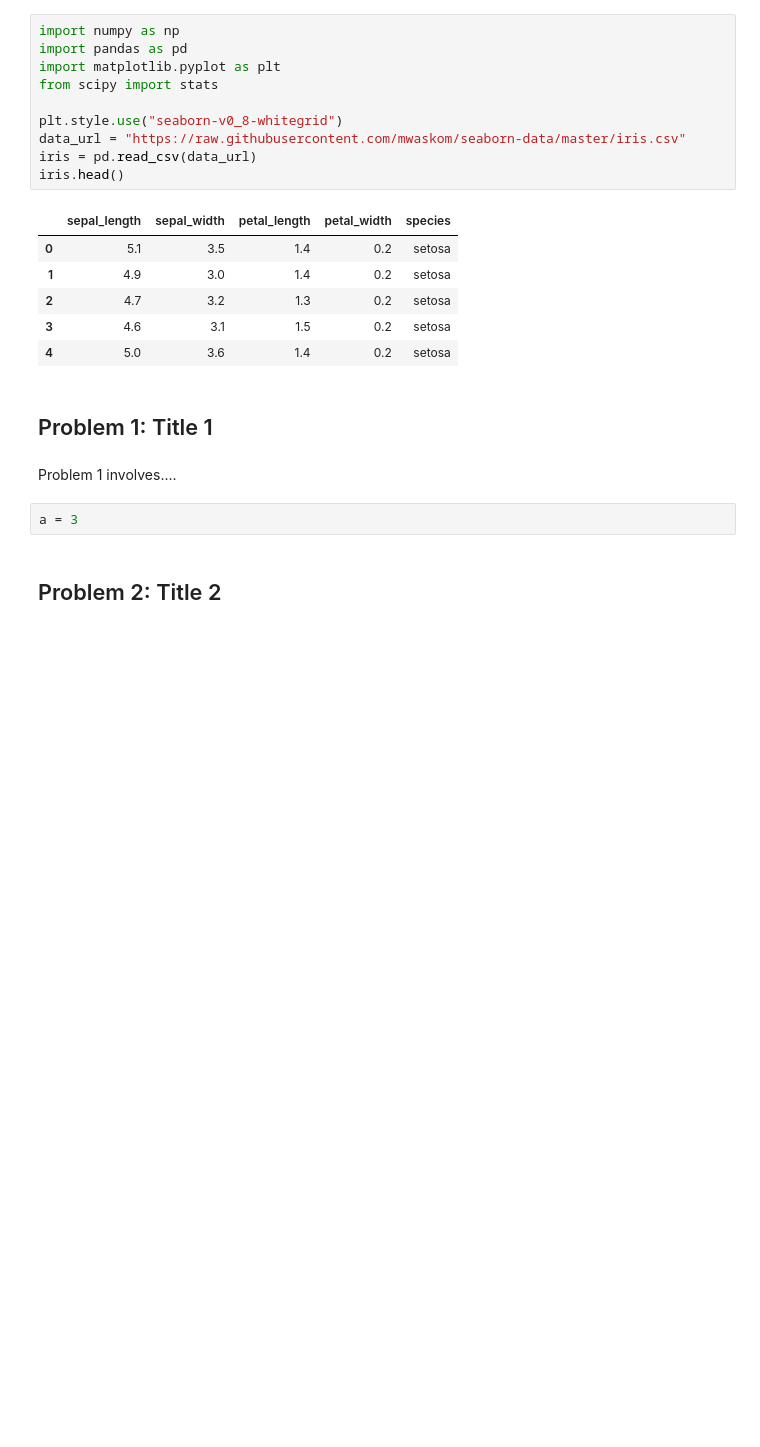
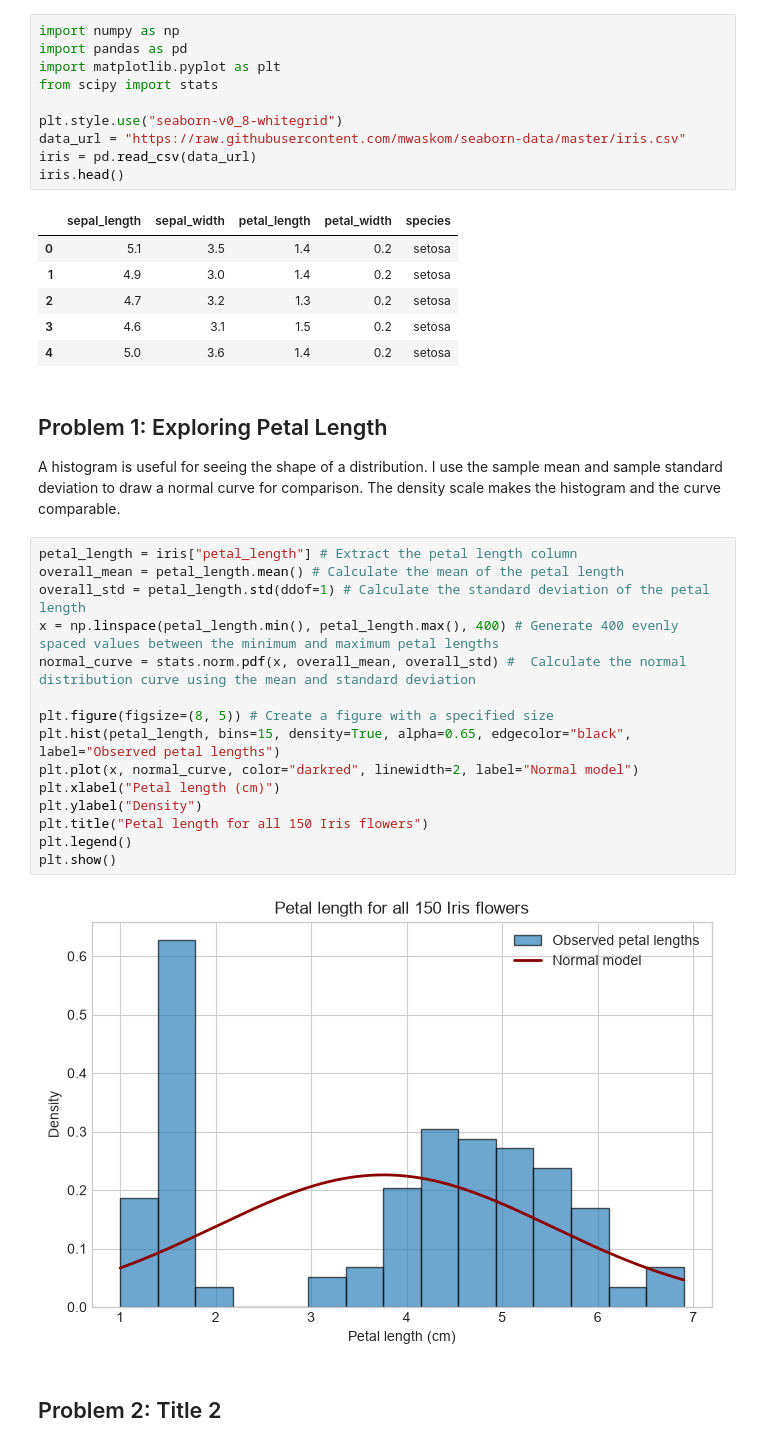
Before and after one commit to HewaOrang/AppStat, a Jupyter notebook: problems.ipynb, the cells around one changed output. Cells and saved outputs as stored; diff of their text form; blank space fills up the shorter version.

Commit message:
Progress of P1 Plotting Hist for Petal length & adding normal dist to the same plot

```diff
--- a/problems.ipynb
+++ b/problems.ipynb
@@ -20,11 +20,26 @@ iris.head()
 | 3 | 4.6 | 3.1 | 1.5 | 0.2 | setosa |
 | 4 | 5.0 | 3.6 | 1.4 | 0.2 | setosa |
 # %% [markdown]
-## Problem 1: Title 1
+## Problem 1: Exploring Petal Length
+
+A histogram is useful for seeing the shape of a distribution. I use the sample mean and sample standard deviation to draw a normal curve for comparison. The density scale makes the histogram and the curve comparable.
-# %% [markdown]
-Problem 1 involves....
 # %%
-a = 3
+petal_length = iris["petal_length"] # Extract the petal length column
+overall_mean = petal_length.mean() # Calculate the mean of the petal length
+overall_std = petal_length.std(ddof=1) # Calculate the standard deviation of the petal length
+x = np.linspace(petal_length.min(), petal_length.max(), 400) # Generate 400 evenly spaced values between the minimum and maximum petal lengths
+normal_curve = stats.norm.pdf(x, overall_mean, overall_std) #  Calculate the normal distribution curve using the mean and standard deviation
+
+plt.figure(figsize=(8, 5)) # Create a figure with a specified size
+plt.hist(petal_length, bins=15, density=True, alpha=0.65, edgecolor="black", label="Observed petal lengths")
+plt.plot(x, normal_curve, color="darkred", linewidth=2, label="Normal model")
+plt.xlabel("Petal length (cm)")
+plt.ylabel("Density")
+plt.title("Petal length for all 150 Iris flowers")
+plt.legend()
+plt.show()
+# %% [output]
+[figure, added]
 # %% [markdown]
 ## Problem 2: Title 2
 # %% [markdown]
```
Also changed, not shown: parts of 1 cell of this notebook.
